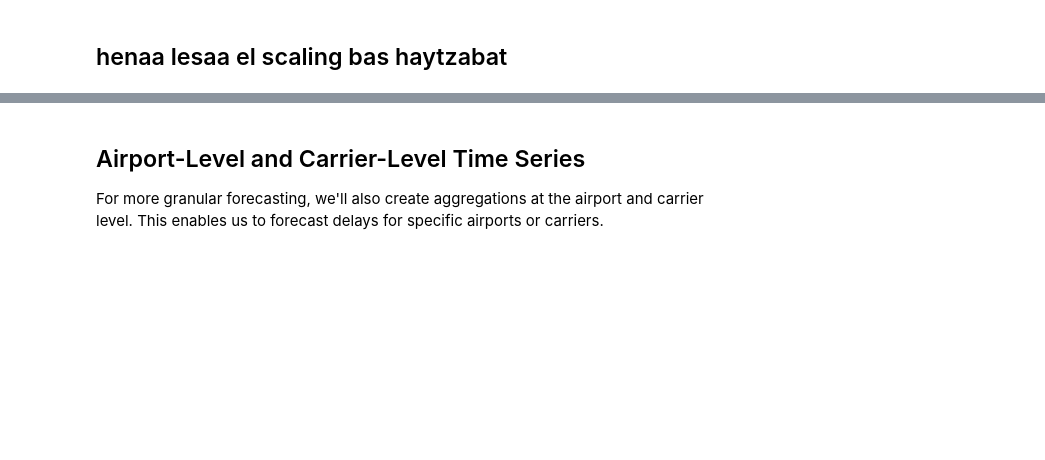
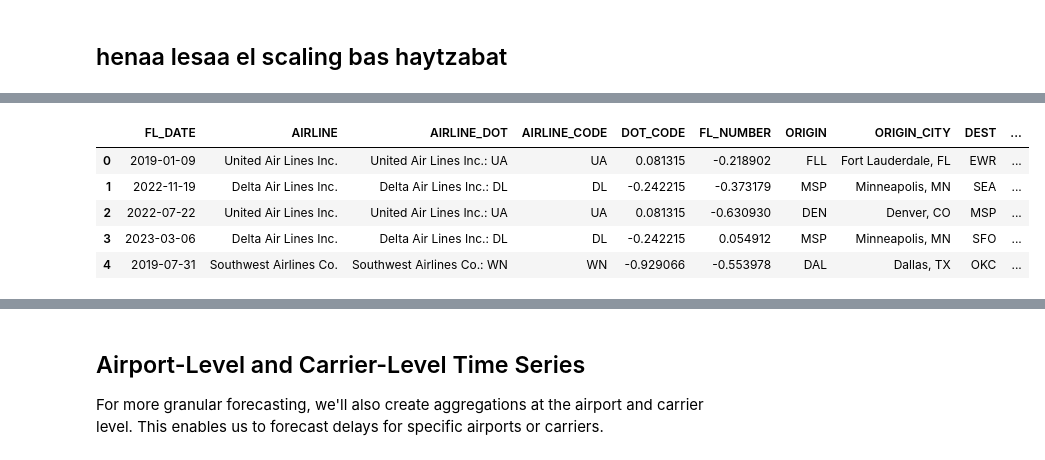
Before and after one commit to Suee18/Forecasting_Flights-DataScience, a Jupyter notebook: notebooks/preprocessing_pipelines/04_ts_preprocessing.ipynb, the cells around one changed output, grey strips where cells are left out. Cells and saved outputs as stored; diff of their text form; code cells hidden in the pictures; blank space fills up the shorter version.

Commit message:
TS preprocessing cont. - SARIMA

```diff
--- a/notebooks/preprocessing_pipelines/04_ts_preprocessing.ipynb
+++ b/notebooks/preprocessing_pipelines/04_ts_preprocessing.ipynb
@@ -1055,0 +1596,82 @@ Unique values in each categorical column:
+# %%
+# Final preprocessing and saving the complete dataset
+
+def finalize_ts_preprocessing(df):
+    """
+    Perform final preprocessing steps and save the complete preprocessed dataset
+
+    Parameters:
+    -----------
+    df : pd.DataFrame
+        The input DataFrame with all processed features
+
+    Returns:
+    --------
+    pd.DataFrame
+        Final preprocessed DataFrame ready for time series modeling
+    """
+    # Create a copy of the dataframe
+    df_final = df.copy()
+
+    # Handle any remaining missing values
+    print("Handling any remaining missing values...")
+
+    # For lag features, fill remaining NAs with 0
+    lag_cols = [col for col in df_final.columns if 'lag' in col or 'roll' in col]
+    for col in lag_cols:
+        df_final[col].fillna(0, inplace=True)
+
+    # For other numerical columns, use forward fill then backward fill
+    numeric_cols = df_final.select_dtypes(include=['number']).columns
+    non_lag_numeric = [col for col in numeric_cols if col not in lag_cols]
+
+    for col in non_lag_numeric:
+        df_final[col].fillna(method='ffill', inplace=True)
+        df_final[col].fillna(method='bfill', inplace=True)
+        # If still has NAs, fill with 0
+        df_final[col].fillna(0, inplace=True)
+
+    # For categorical columns, fill NAs with most frequent value
+    cat_cols = df_final.select_dtypes(include=['object', 'category']).columns
+    for col in cat_cols:
+        df_final[col].fillna(df_final[col].mode()[0], inplace=True)
+
+    # Create a summary of the final dataset
+    print("\nFinal preprocessed dataset summary:")
+    print(f"- Shape: {df_final.shape}")
+    print(f"- Memory usage: {df_final.memory_usage().sum() / (1024 * 1024):.2f} MB")
+    print(f"- Missing values: {df_final.isna().sum().sum()}")
+
+    return df_final
+
+# Apply final preprocessing
+df_final = finalize_ts_preprocessing(df_with_lags)
+
+# Save the complete preprocessed dataset
+print("\nSaving the complete preprocessed dataset...")
+
+# Create the output directory if it doesn't exist
+os.makedirs(TS_PROCESSED_PATH, exist_ok=True)
+
+# Define the output filepath
+output_filepath = os.path.join(TS_PROCESSED_PATH, 'complete_ts_preprocessed_flights.csv')
+
+# Save to CSV
+df_final.to_csv(output_filepath, index=False)
+print(f"Complete preprocessed dataset saved to: {output_filepath}")
+
+# Also save a pickle version for faster loading
+pickle_filepath = os.path.join(TS_PROCESSED_PATH, 'complete_ts_preprocessed_flights.pkl')
+df_final.to_pickle(pickle_filepath)
+print(f"Pickle version saved to: {pickle_filepath}")
+
+# Display a sample of the final preprocessed data
+print("\nSample of the final preprocessed data:")
+display(df_final.head())
+
+# Print column information
+print("\nColumn information:")
+print(f"Total columns: {len(df_final.columns)}")
+print(f"Numerical columns: {len(df_final.select_dtypes(include=['number']).columns)}")
+print(f"Categorical columns: {len(df_final.select_dtypes(include=['object', 'category']).columns)}")
+# %% [output]
@@ -1055,0 +1695,6 @@ Unique values in each categorical column:
+|  | FL_DATE | AIRLINE | AIRLINE_DOT | AIRLINE_CODE | DOT_CODE | FL_NUMBER | ORIGIN | ORIGIN_CITY | DEST | ... |
+| 0 | 2019-01-09 | United Air Lines Inc. | United Air Lines Inc.: UA | UA | 0.081315 | -0.218902 | FLL | Fort Lauderdale, FL | EWR | ... |
+| 1 | 2022-11-19 | Delta Air Lines Inc. | Delta Air Lines Inc.: DL | DL | -0.242215 | -0.373179 | MSP | Minneapolis, MN | SEA | ... |
+| 2 | 2022-07-22 | United Air Lines Inc. | United Air Lines Inc.: UA | UA | 0.081315 | -0.630930 | DEN | Denver, CO | MSP | ... |
+| 3 | 2023-03-06 | Delta Air Lines Inc. | Delta Air Lines Inc.: DL | DL | -0.242215 | 0.054912 | MSP | Minneapolis, MN | SFO | ... |
+| 4 | 2019-07-31 | Southwest Airlines Co. | Southwest Airlines Co.: WN | WN | -0.929066 | -0.553978 | DAL | Dallas, TX | OKC | ... |
```
Also changed, not shown: parts of 13 cells of this notebook, 6 other files.
